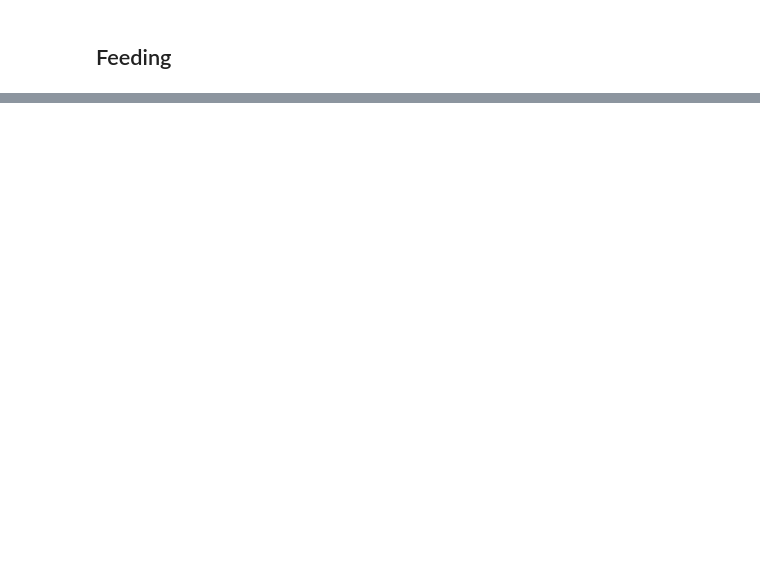
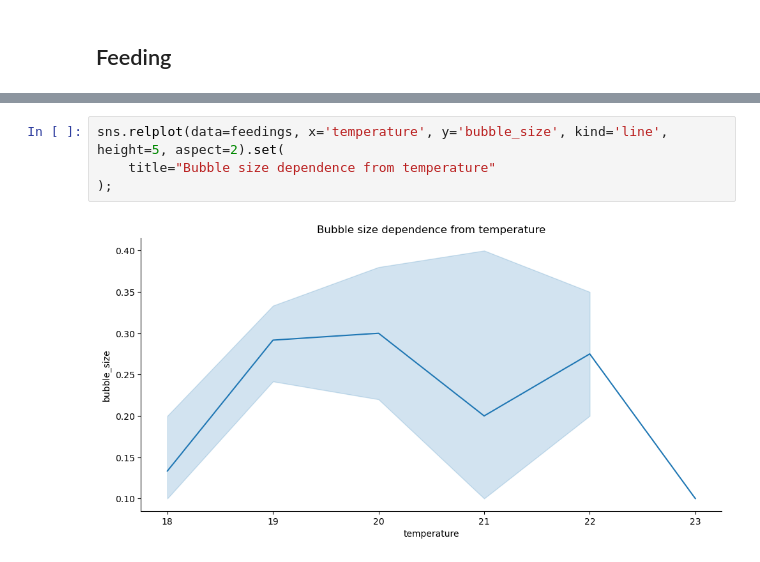
Before and after one commit to kiralenz/keeprising, a Jupyter notebook: notebooks/experimental/chart_creation.ipynb, the cells around one changed output, grey strips where cells are left out. Saved outputs shown, nothing was run; the diff lists cells and outputs as text; blank space fills up the shorter version.

```diff
--- a/notebooks/experimental/chart_creation.ipynb
+++ b/notebooks/experimental/chart_creation.ipynb
@@ -320,0 +312,6 @@ sns.catplot(data=feedings, x='bacteria_composition', y='growth_rate', kind='boxe
+# %%
+sns.relplot(data=feedings, x='temperature', y='bubble_size', kind='line',  height=5, aspect=2).set(
+    title="Bubble size dependence from temperature"
+);
+# %% [output]
+[figure, added]
```
Also changed, not shown: parts of 13 cells of this notebook, 1 other file.
